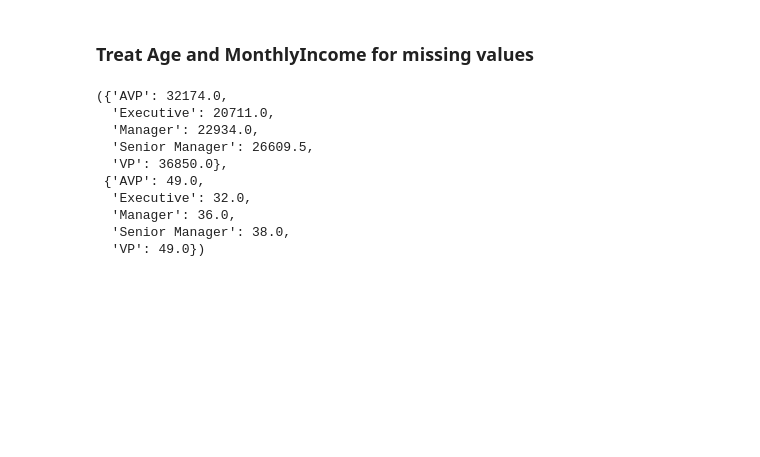
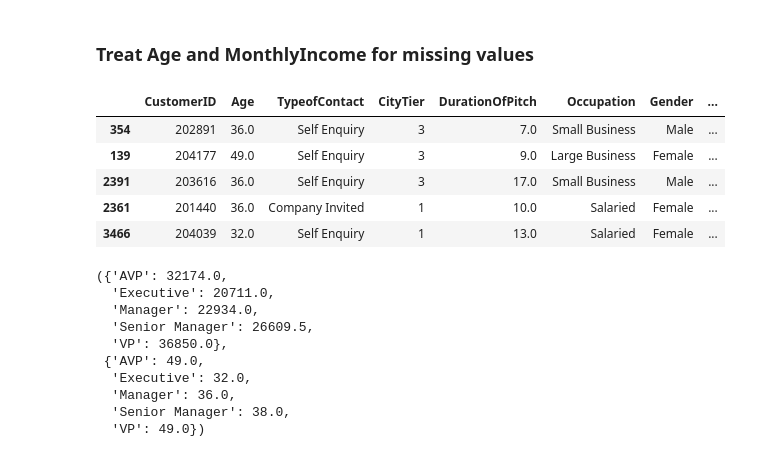
Before and after one commit to Kirtimaanwani/Travel-package-purchase-prediction, a Jupyter notebook: notebooks/problem-statement-and-EDA.ipynb, the cells around one changed output. Saved outputs shown, nothing was run; the diff lists cells and outputs as text; code cells hidden in the pictures; blank space fills up the shorter version.

```diff
--- a/notebooks/problem-statement-and-EDA.ipynb
+++ b/notebooks/problem-statement-and-EDA.ipynb
@@ -1305,8 +1335,8 @@ X_val = Convert_the_Categorical_columns_to_Category_Datatype(df=X_val)
 ### Treat Age and MonthlyIncome for missing values
 # %%
 # # replacing the missing values with median income w.r.t the customer"s designation
-# X_train["MonthlyIncome"] = X_train.groupby(["Designation"])["MonthlyIncome"].transform(lambda x: x.fillna(x.median()))
-# X_train["Age"] = X_train.groupby(["Designation"])["Age"].transform(lambda x: x.fillna(x.median()))
+X_train["MonthlyIncome"] = X_train.groupby(["Designation"])["MonthlyIncome"].transform(lambda x: x.fillna(x.median()))
+X_train["Age"] = X_train.groupby(["Designation"])["Age"].transform(lambda x: x.fillna(x.median()))
 # %%
 # Saving the missing values generated from MonthlyIncome and age w.r.t Designation , so this can be used in prediction
 data_preprocessing_MonthlyIncome_missing_value = X_train.groupby(["Designation"])["MonthlyIncome"].median().to_dict()
@@ -1314,20 +1344,30 @@ data_preprocessing_Age_missing_value = X_train.groupby(["Designation"])["Age"].m
 
 
 # Function to apply Missing value imputation on Age and MonthlyIncome
-def impute(df):
-    # print(f"---------{bool(x['Age'])}----------")
-    if bool(df['Age']):
+# def impute(df):
+#     # print(f"---------{bool(x['Age'])}----------")
+#     if bool(df['Age']):
 
-        df['Age'] = data_preprocessing_Age_missing_value[df["Designation"]]
-    if bool(df['MonthlyIncome']):
-        df['MonthlyIncome'] = data_preprocessing_MonthlyIncome_missing_value[df["Designation"]]
+#         df['Age'] = data_preprocessing_Age_missing_value[df["Designation"]]
+#     if bool(df['MonthlyIncome']):
+#         df['MonthlyIncome'] = data_preprocessing_MonthlyIncome_missing_value[df["Designation"]]
 
-    return df
+#     return df
+
 
 
 # applying missing value imputation (Age, MonthlySalary) on validation set
-X_train = X_train.apply(impute, axis=1)
-X_val = X_val.apply(impute, axis=1)
+# X_train = X_train.apply(impute, axis=1)
+# X_val = X_val.apply(impute, axis=1)
+# %%
+X_train.head()
+# %% [output]
+|  | CustomerID | Age | TypeofContact | CityTier | DurationOfPitch | Occupation | Gender | ... |
+| 354 | 202891 | 36.0 | Self Enquiry | 3 | 7.0 | Small Business | Male | ... |
+| 139 | 204177 | 49.0 | Self Enquiry | 3 | 9.0 | Large Business | Female | ... |
+| 2391 | 203616 | 36.0 | Self Enquiry | 3 | 17.0 | Small Business | Male | ... |
+| 2361 | 201440 | 36.0 | Company Invited | 1 | 10.0 | Salaried | Female | ... |
+| 3466 | 204039 | 32.0 | Self Enquiry | 1 | 13.0 | Salaried | Female | ... |
 # %%
 data_preprocessing_MonthlyIncome_missing_value, data_preprocessing_Age_missing_value
 # %% [output]
```
Also changed, not shown: parts of 2 cells of this notebook.
